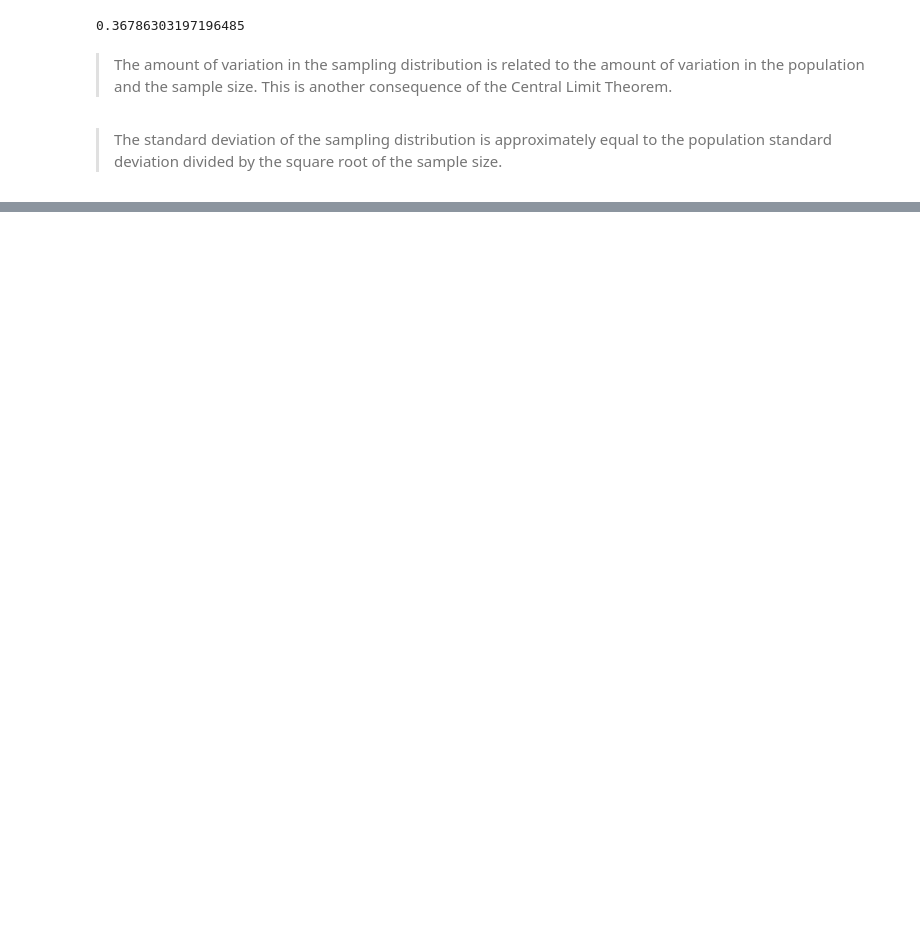
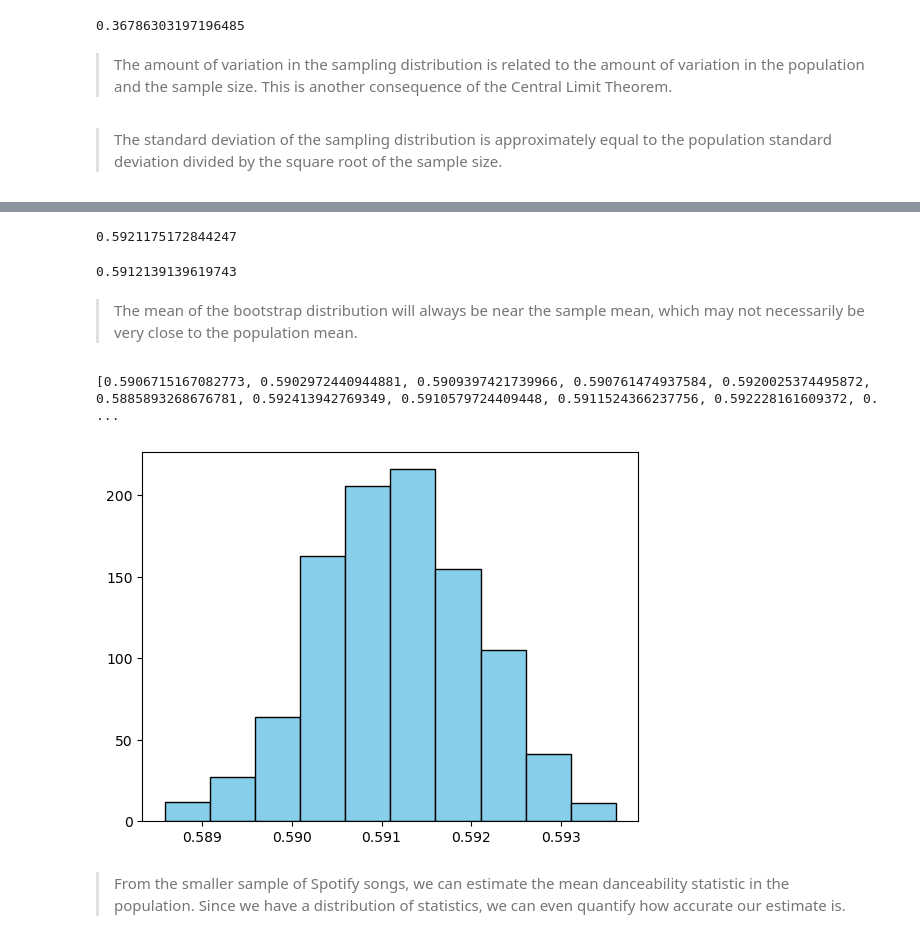
Before and after one commit to aziscript/Python-for-data-analysis, a Jupyter notebook: SamplinginPython.ipynb, the cells around one changed output, grey strips where cells are left out. Saved outputs shown, nothing was run; the diff lists cells and outputs as text; code cells hidden in the pictures; blank space fills up the shorter version.

```diff
--- a/SamplinginPython.ipynb
+++ b/SamplinginPython.ipynb
@@ -1136,0 +1152,4 @@ attrition_pop['Attrition'].std()
+# %%
+import pandas as pd
+import numpy as np
+spotify_sample = pd.read_csv('spotify_sample.csv')
@@ -1136,0 +1182,36 @@ attrition_pop['Attrition'].std()
+# %%
+# Calculate of the danceability column of spotify_1_resample
+mean_danceability_1 = np.mean(spotify_1_resample['danceability'])
+
+# Print the result
+print(mean_danceability_1)
+# %% [output]
+0.5921175172844247
+# %%
+# Sample mean
+spotify_sample['danceability'].mean()
+# %% [output]
+0.5912139139619743
+# %% [markdown]
+> The mean of the bootstrap distribution will always be near the sample mean, which may not necessarily be very close to the population mean.
+# %%
+# Replicate this 1000 times
+mean_danceability_1000 = []
+for i in range(1000):
+	mean_danceability_1000.append(
+        np.mean(spotify_sample.sample(frac=1, replace=True)['danceability'])
+	)
+
+# Print the result
+print(mean_danceability_1000[0:20])
+# %% [output]
+[0.5906715167082773, 0.5902972440944881, 0.5909397421739966, 0.590761474937584, 0.5920025374495872, 0.5885893268676781, 0.592413942769349, 0.5910579724409448, 0.5911524366237756, 0.592228161609372, 0. ...
+# %%
+import matplotlib.pyplot as plt
+# Draw a histogram of the resample means
+plt.hist(mean_danceability_1000, color='skyblue', edgecolor='black')
+plt.show()
+# %% [output]
+[figure, added]
+# %% [markdown]
+> From the smaller sample of Spotify songs, we can estimate the mean danceability statistic in the population. Since we have a distribution of statistics, we can even quantify how accurate our estimate is.
```
Also changed, not shown: parts of 60 cells of this notebook, 4 other files.
